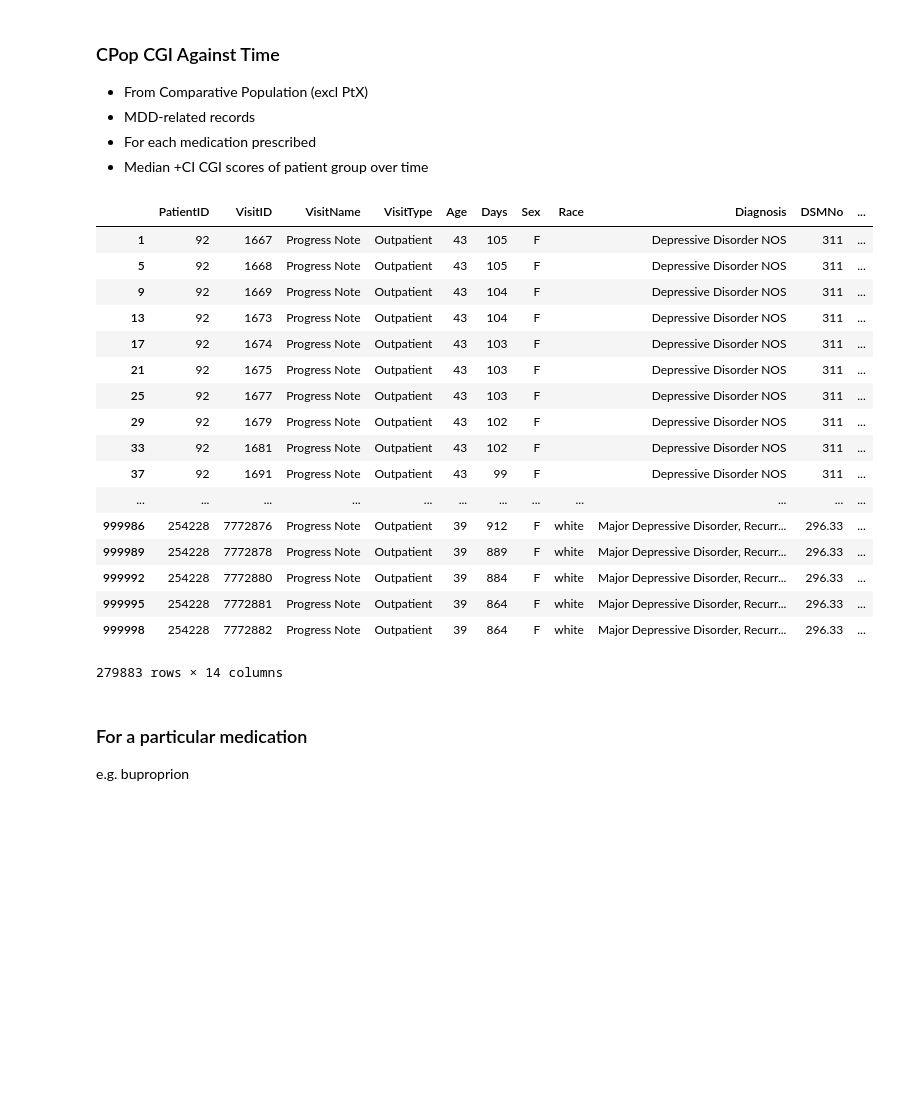
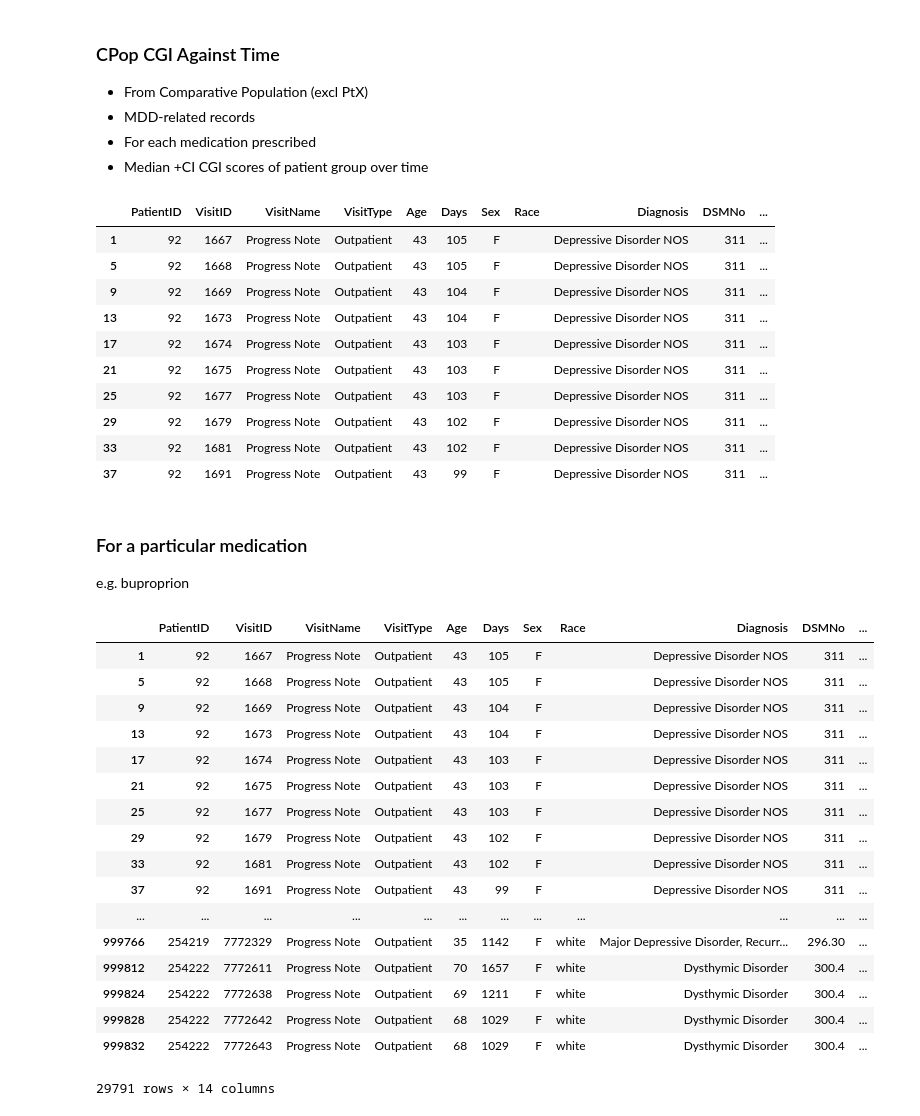
Before and after one commit to geraldinepyh/VDL, a Jupyter notebook: src/MDD_Querying_Temp.ipynb, the cells around one changed output. Saved outputs shown, nothing was run; the diff lists cells and outputs as text; code cells hidden in the pictures; blank space fills up the shorter version.

```diff
--- a/src/MDD_Querying_Temp.ipynb
+++ b/src/MDD_Querying_Temp.ipynb
@@ -315,26 +274,19 @@ pd.DataFrame(pop_comorbid).sort_values('PatientID',ascending=False)[:10]
 - For each medication prescribed
 - Median +CI CGI scores of patient group over time
 # %%
-pop_mdd
+pop_mdd.head(10)
 # %% [output]
 |  | PatientID | VisitID | VisitName | VisitType | Age | Days | Sex | Race | Diagnosis | DSMNo | ... |
 | 1 | 92 | 1667 | Progress Note | Outpatient | 43 | 105 | F |  | Depressive Disorder NOS | 311 | ... |
 | 5 | 92 | 1668 | Progress Note | Outpatient | 43 | 105 | F |  | Depressive Disorder NOS | 311 | ... |
 | 9 | 92 | 1669 | Progress Note | Outpatient | 43 | 104 | F |  | Depressive Disorder NOS | 311 | ... |
 | 13 | 92 | 1673 | Progress Note | Outpatient | 43 | 104 | F |  | Depressive Disorder NOS | 311 | ... |
 | 17 | 92 | 1674 | Progress Note | Outpatient | 43 | 103 | F |  | Depressive Disorder NOS | 311 | ... |
 | 21 | 92 | 1675 | Progress Note | Outpatient | 43 | 103 | F |  | Depressive Disorder NOS | 311 | ... |
 | 25 | 92 | 1677 | Progress Note | Outpatient | 43 | 103 | F |  | Depressive Disorder NOS | 311 | ... |
 | 29 | 92 | 1679 | Progress Note | Outpatient | 43 | 102 | F |  | Depressive Disorder NOS | 311 | ... |
 | 33 | 92 | 1681 | Progress Note | Outpatient | 43 | 102 | F |  | Depressive Disorder NOS | 311 | ... |
 | 37 | 92 | 1691 | Progress Note | Outpatient | 43 | 99 | F |  | Depressive Disorder NOS | 311 | ... |
-| ... | ... | ... | ... | ... | ... | ... | ... | ... | ... | ... | ... |
-| 999986 | 254228 | 7772876 | Progress Note | Outpatient | 39 | 912 | F | white | Major Depressive Disorder, Recurr... | 296.33 | ... |
-| 999989 | 254228 | 7772878 | Progress Note | Outpatient | 39 | 889 | F | white | Major Depressive Disorder, Recurr... | 296.33 | ... |
-| 999992 | 254228 | 7772880 | Progress Note | Outpatient | 39 | 884 | F | white | Major Depressive Disorder, Recurr... | 296.33 | ... |
-| 999995 | 254228 | 7772881 | Progress Note | Outpatient | 39 | 864 | F | white | Major Depressive Disorder, Recurr... | 296.33 | ... |
-| 999998 | 254228 | 7772882 | Progress Note | Outpatient | 39 | 864 | F | white | Major Depressive Disorder, Recurr... | 296.33 | ... |
-279883 rows × 14 columns
 # %% [markdown]
 ### For a particular medication
 e.g. buproprion
@@ -340,0 +302,21 @@ e.g. buproprion
+# %%
+meds_within_time
+# %% [output]
+|  | PatientID | VisitID | VisitName | VisitType | Age | Days | Sex | Race | Diagnosis | DSMNo | ... |
+| 1 | 92 | 1667 | Progress Note | Outpatient | 43 | 105 | F |  | Depressive Disorder NOS | 311 | ... |
+| 5 | 92 | 1668 | Progress Note | Outpatient | 43 | 105 | F |  | Depressive Disorder NOS | 311 | ... |
+| 9 | 92 | 1669 | Progress Note | Outpatient | 43 | 104 | F |  | Depressive Disorder NOS | 311 | ... |
+| 13 | 92 | 1673 | Progress Note | Outpatient | 43 | 104 | F |  | Depressive Disorder NOS | 311 | ... |
+| 17 | 92 | 1674 | Progress Note | Outpatient | 43 | 103 | F |  | Depressive Disorder NOS | 311 | ... |
+| 21 | 92 | 1675 | Progress Note | Outpatient | 43 | 103 | F |  | Depressive Disorder NOS | 311 | ... |
+| 25 | 92 | 1677 | Progress Note | Outpatient | 43 | 103 | F |  | Depressive Disorder NOS | 311 | ... |
+| 29 | 92 | 1679 | Progress Note | Outpatient | 43 | 102 | F |  | Depressive Disorder NOS | 311 | ... |
+| 33 | 92 | 1681 | Progress Note | Outpatient | 43 | 102 | F |  | Depressive Disorder NOS | 311 | ... |
+| 37 | 92 | 1691 | Progress Note | Outpatient | 43 | 99 | F |  | Depressive Disorder NOS | 311 | ... |
+| ... | ... | ... | ... | ... | ... | ... | ... | ... | ... | ... | ... |
+| 999766 | 254219 | 7772329 | Progress Note | Outpatient | 35 | 1142 | F | white | Major Depressive Disorder, Recurr... | 296.30 | ... |
+| 999812 | 254222 | 7772611 | Progress Note | Outpatient | 70 | 1657 | F | white | Dysthymic Disorder | 300.4 | ... |
+| 999824 | 254222 | 7772638 | Progress Note | Outpatient | 69 | 1211 | F | white | Dysthymic Disorder | 300.4 | ... |
+| 999828 | 254222 | 7772642 | Progress Note | Outpatient | 68 | 1029 | F | white | Dysthymic Disorder | 300.4 | ... |
+| 999832 | 254222 | 7772643 | Progress Note | Outpatient | 68 | 1029 | F | white | Dysthymic Disorder | 300.4 | ... |
+29791 rows × 14 columns
```
Also changed, not shown: parts of 21 cells of this notebook.
